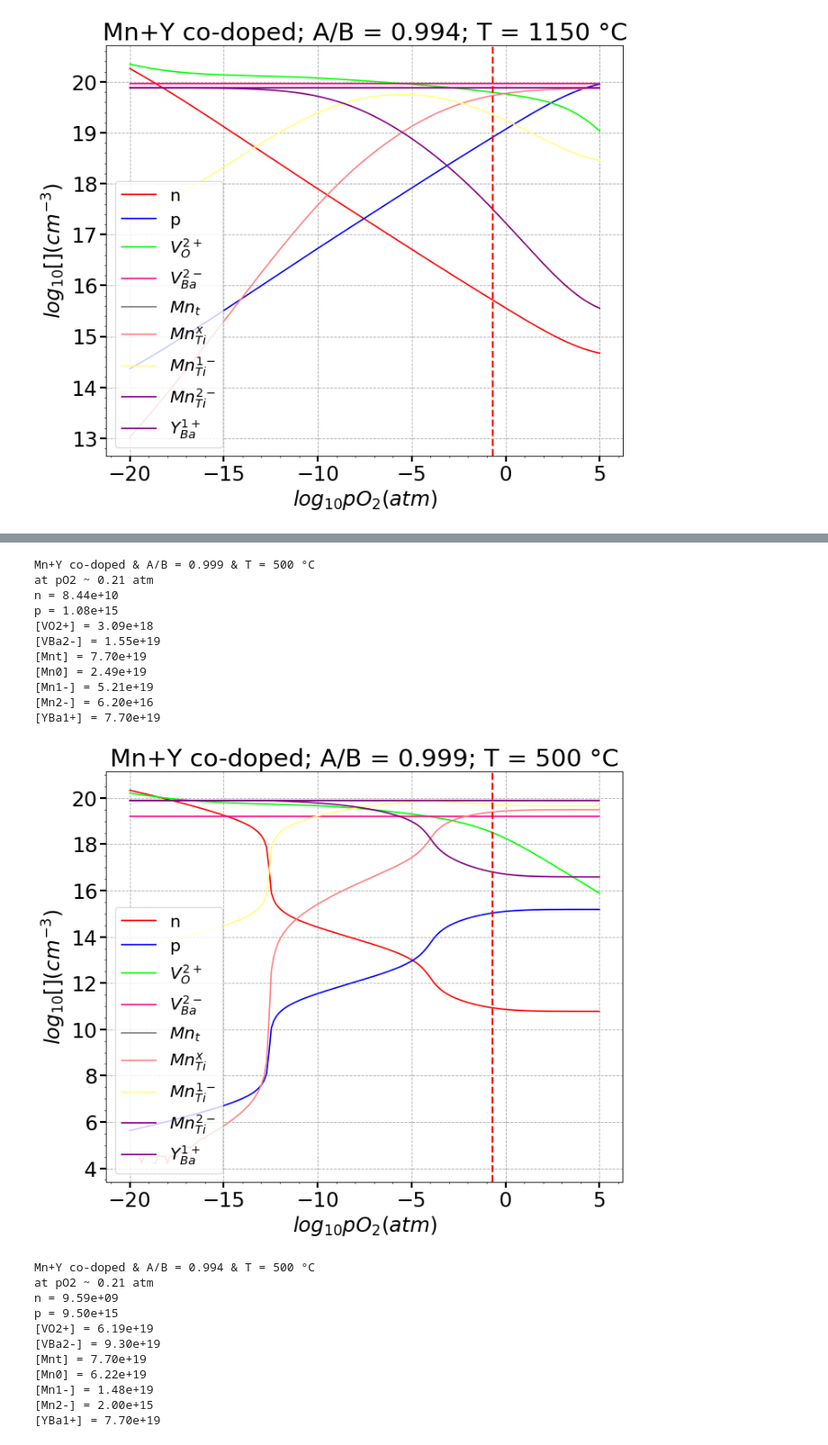
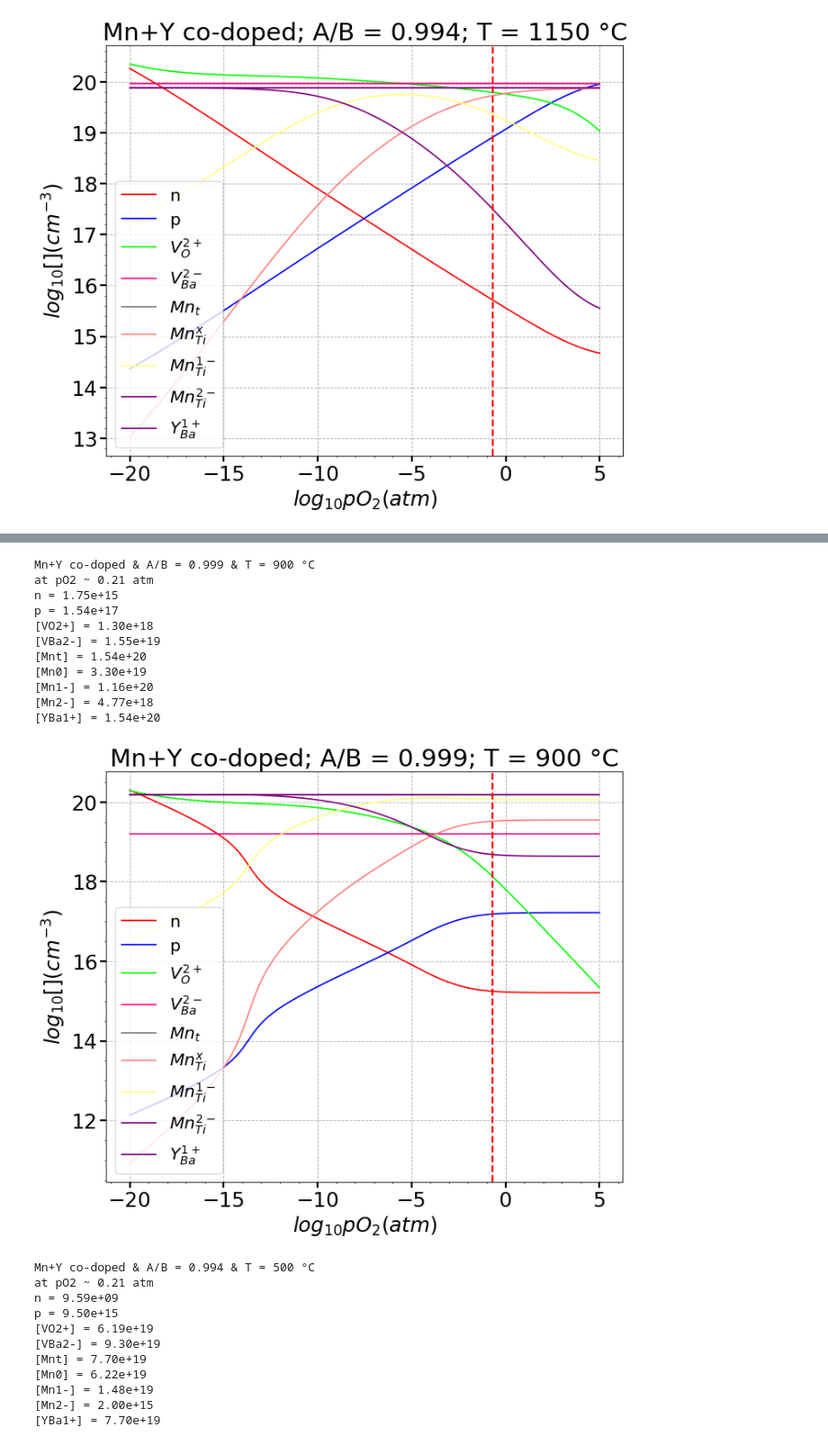
Before and after one commit to seonghwh/Defect-Structure, a Jupyter notebook: MnY_codoped.ipynb, the cells around one changed output, grey strips where cells are left out. Shown at 90% size. Saved outputs shown, nothing was run; the diff lists cells and outputs as text; code cells hidden in the pictures.

```diff
--- a/MnY_codoped.ipynb
+++ b/MnY_codoped.ipynb
@@ -9,9 +9,9 @@ import matplotlib
 # some values used for calculations
 
 k = 8.61733e-5; # boltzmann constant in eV/K
-TK = 1000+273; # equilibrium temp in K
+TK = 1150+273; # equilibrium temp in K
 TC = TK-273; # equilibrium temp in C
-TQK = 500+273;# quenched temp in K
+TQK = 900+273;# quenched temp in K
 TQC = TQK-273; # quenched temp in C
 a = np.logspace(-20,5,200); # oxygen partial pressure range
 # print(
@@ -127,8 +127,8 @@ Charge neutrality condition: p + 2[VO2+] + [YBa1+] = n + 2[VBa2-] + 4[VTi4-] + [
     where [VBa2-] = [VTi4-] with full Schottky reaction
 """
 ratio = 1.000
-CMnt = 7.7E19 # total Mn concentration in cm-3; 7.7E19 cm-3 = 0.5 mol% in BTO
-CYt = 7.7E19 # total Y concentration in cm-3; 7.7E19 cm-3 = 0.5 mol% in BTO
+CMnt = 2*7.7E19 # total Mn concentration in cm-3; 7.7E19 cm-3 = 0.5 mol% in BTO
+CYt = 2*7.7E19 # total Y concentration in cm-3; 7.7E19 cm-3 = 0.5 mol% in BTO
 CY = np.zeros(len(a))
 
 # Calculate each defect concentration as a function of oxygen partial pressure
@@ -207,8 +207,8 @@ Charge neutrality condition: p + 2[VO2+] + [YBa1+] = n + 2[VBa2-] + [MnTi1-] + 2
     where [VBa2-] >> [VTi4-] & [VBa2-] = (1 - A/B_ratio)*1.55E22 cm-3
 """
 ratio = 0.999
-CMnt = 7.7E19 # total Mn concentration in cm-3; 7.7E19 cm-3 = 0.5 mol% in BTO
-CYt = 7.7E19 # total Y concentration in cm-3; 7.7E19 cm-3 = 0.5 mol% in BTO
+CMnt = 2*7.7E19 # total Mn concentration in cm-3; 7.7E19 cm-3 = 0.5 mol% in BTO
+CYt = 2*7.7E19 # total Y concentration in cm-3; 7.7E19 cm-3 = 0.5 mol% in BTO
 CY = np.zeros(len(a))
 
 # Calculate each defect concentration as a function of oxygen partial pressure
@@ -361,8 +361,8 @@ Charge neutrality condition: p + 2[VO2+] + [YBa1+] = n + 2[VBa2-] + 4[VTi4-] + [
     where [VBa2-] = [VTi4-] with full Schottky reaction & ionic defects (VO2 & VBa2 & VTi4) frozen-in from high T eq to low T quenched state
 """
 ratio = 1.000
-CMnt = 7.7E19 # total Mn concentration in cm-3; 7.7E19 cm-3 = 0.5 mol% in BTO
-CYt = 7.7E19 # total Y concentration in cm-3; 7.7E19 cm-3 = 0.5 mol% in BTO
+CMnt = 2*7.7E19 # total Mn concentration in cm-3; 7.7E19 cm-3 = 0.5 mol% in BTO
+CYt = 2*7.7E19 # total Y concentration in cm-3; 7.7E19 cm-3 = 0.5 mol% in BTO
 CY = np.zeros(len(a))
 
 # Calculate each defect concentration as a function of oxygen partial pressure
@@ -441,8 +441,8 @@ Charge neutrality condition: p + 2[VO2+] + [YBa1+] = n + 2[VBa2-] + [MnTi1-] + 2
     where [VBa2-] >> [VTi4-] & [VBa2-] = (1 - A/B_ratio)*1.55E22 cm-3 & ionic defects (VO2 & VBa2 & VTi4) frozen-in from high T eq to low T quenched state
 """
 ratio = 0.999
-CMnt = 7.7E19 # total Mn concentration in cm-3; 7.7E19 cm-3 = 0.5 mol% in BTO
-CYt = 7.7E19 # total Y concentration in cm-3; 7.7E19 cm-3 = 0.5 mol% in BTO
+CMnt = 2*7.7E19 # total Mn concentration in cm-3; 7.7E19 cm-3 = 0.5 mol% in BTO
+CYt = 2*7.7E19 # total Y concentration in cm-3; 7.7E19 cm-3 = 0.5 mol% in BTO
 CY = np.zeros(len(a))
 
 # Calculate each defect concentration as a function of oxygen partial pressure
@@ -473,43 +473,43 @@ ax1.plot(np.log10(a),np.log10(n_MnY_999q),c =[255/255, 0/255, 0/255], label=r'n'
 ax1.plot(np.log10(a),np.log10(p_MnY_999q), c =[0/255, 0/255, 255/255], label = r'p')
 ax1.plot(np.log10(a),np.log10(CVO2_MnY_999q),c =[0/255, 255/255, 0/255], label = r'$V_O^{2+}$')
 ax1.plot(np.log10(a),np.log10(CVBa2_MnY_999q), c =[255/255, 0/255, 128/255], label = r'$V_{Ba}^{2-}$')
 ax1.plot(np.log10(a),np.log10(CMn1_MnY_999q+CMn2_MnY_999q+CMn0_MnY_999q), c =[128/255, 128/255, 128/255], label = r'$Mn_{t}$')
 ax1.plot(np.log10(a),np.log10(CMn0_MnY_999q), c =[255/255, 128/255, 128/255], label = r'$Mn_{Ti}^{x}$')
 ax1.plot(np.log10(a),np.log10(CMn1_MnY_999q), c =[255/255, 255/255, 128/255], label = r'$Mn_{Ti}^{1-}$')
 ax1.plot(np.log10(a),np.log10(CMn2_MnY_999q), c =[128/255, 0/255, 128/255], label = r'$Mn_{Ti}^{2-}$')
 ax1.plot(np.log10(a),np.log10(CY), c =[128/255, 0/255, 128/255], label = r'$Y_{Ba}^{1+}$')
 ax1.set_xlabel(r'$log_{10} \mathit{p}O_2 (atm)$')
 ax1.set_ylabel(r'$log_{10} [ ] (cm^{-3})$')
 ax1.legend(loc=3,fontsize='small')
 ax1.axvline(x=-0.67, color='r', linestyle='--', linewidth=2)
 ax1.grid(True, which='major', linestyle='--')
 
 print(
     f'Mn+Y co-doped & A/B = {ratio} & T = {TQC} \u00B0C\n'
     f'at pO2 ~ 0.21 atm\n'
     f'n = {n_MnY_999q[154]:.2e}\n'
     f'p = {p_MnY_999q[154]:.2e}\n'
     f'[VO2+] = {CVO2_MnY_999q[154]:.2e}\n'
     f'[VBa2-] = {CVBa2_MnY_999q[154]:.2e}\n'
     f'[Mnt] = {CMn1_MnY_999q[154]+CMn2_MnY_999q[154]+CMn0_MnY_999q[154]:.2e}\n'
     f'[Mn0] = {CMn0_MnY_999q[154]:.2e}\n'
     f'[Mn1-] = {CMn1_MnY_999q[154]:.2e}\n'
     f'[Mn2-] = {CMn2_MnY_999q[154]:.2e}\n'
     f'[YBa1+] = {CY[154]:.2e}'
 )
 # %% [output]
-Mn+Y co-doped & A/B = 0.999 & T = 500 °C
+Mn+Y co-doped & A/B = 0.999 & T = 900 °C
 at pO2 ~ 0.21 atm
-n = 8.44e+10
-p = 1.08e+15
-[VO2+] = 3.09e+18
+n = 1.75e+15
+p = 1.54e+17
+[VO2+] = 1.30e+18
 [VBa2-] = 1.55e+19
-[Mnt] = 7.70e+19
-[Mn0] = 2.49e+19
-[Mn1-] = 5.21e+19
-[Mn2-] = 6.20e+16
-[YBa1+] = 7.70e+19
+[Mnt] = 1.54e+20
+[Mn0] = 3.30e+19
+[Mn1-] = 1.16e+20
+[Mn2-] = 4.77e+18
+[YBa1+] = 1.54e+20
-[figure, old version]
+[figure, new version]
 # %%
 """
 [24] Mn+Y co-doped & A/B = 0.994 & low T quenched
```
Also changed, not shown: parts of 4 cells of this notebook, 1 other file.
